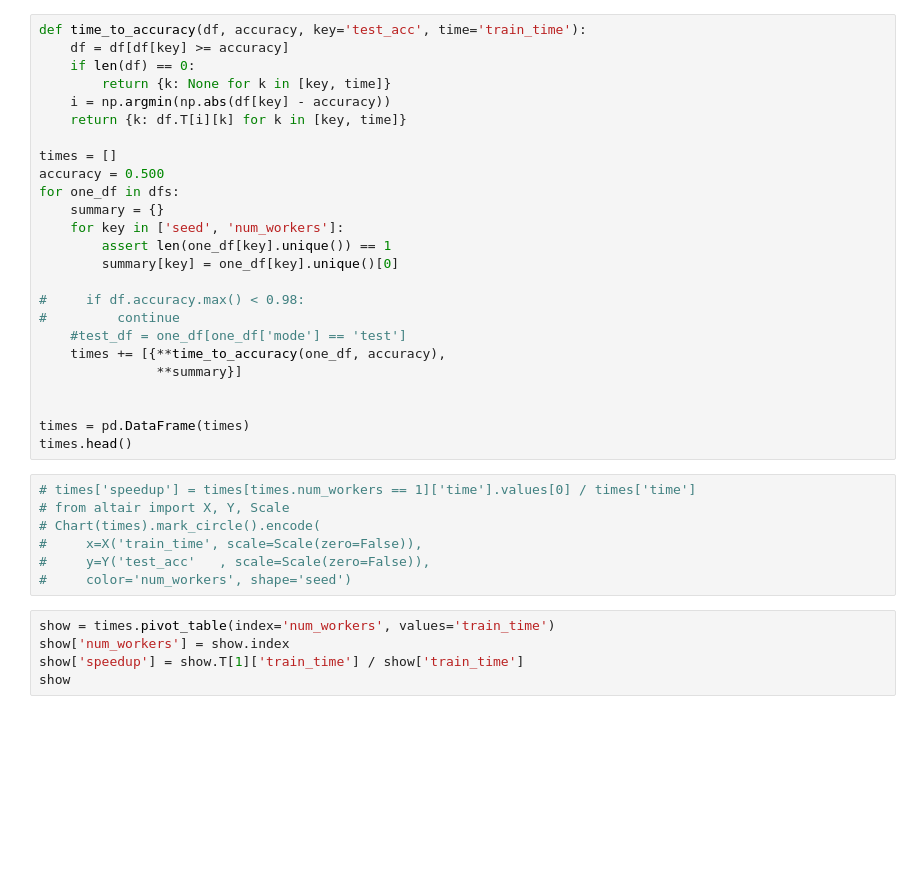
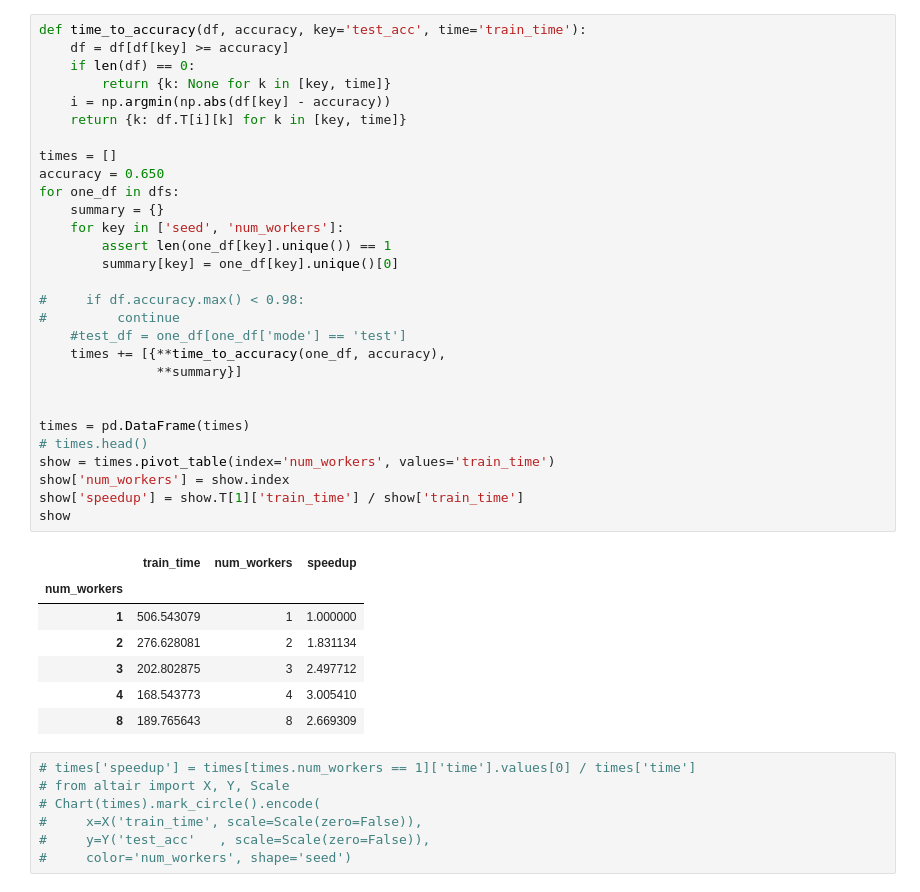
Before and after one commit to jxbz/LeanSGD, a Jupyter notebook: Visualize.ipynb, the cells around one changed output. Drawn from its saved outputs; the diff is of its cells as text; blank space fills up the shorter version.

```diff
--- a/Visualize.ipynb
+++ b/Visualize.ipynb
@@ -45,28 +51,40 @@ Chart(df).mark_line().encode(
 # %%
 def time_to_accuracy(df, accuracy, key='test_acc', time='train_time'):
     df = df[df[key] >= accuracy]
     if len(df) == 0:
         return {k: None for k in [key, time]}
     i = np.argmin(np.abs(df[key] - accuracy))
     return {k: df.T[i][k] for k in [key, time]}
 
 times = []
-accuracy = 0.500
+accuracy = 0.650
 for one_df in dfs:
     summary = {}
     for key in ['seed', 'num_workers']:
         assert len(one_df[key].unique()) == 1
         summary[key] = one_df[key].unique()[0]
 
 #     if df.accuracy.max() < 0.98:
 #         continue
     #test_df = one_df[one_df['mode'] == 'test']
     times += [{**time_to_accuracy(one_df, accuracy),
                **summary}]
 
 
 times = pd.DataFrame(times)
-times.head()
+# times.head()
+show = times.pivot_table(index='num_workers', values='train_time')
+show['num_workers'] = show.index
+show['speedup'] = show.T[1]['train_time'] / show['train_time']
+show
+# %% [output]
+|  | train_time | num_workers | speedup |
+| num_workers |  |  |  |
+| 1 | 506.543079 | 1 | 1.000000 |
+| 2 | 276.628081 | 2 | 1.831134 |
+| 3 | 202.802875 | 3 | 2.497712 |
+| 4 | 168.543773 | 4 | 3.005410 |
+| 8 | 189.765643 | 8 | 2.669309 |
 # %%
 # times['speedup'] = times[times.num_workers == 1]['time'].values[0] / times['time']
 # from altair import X, Y, Scale
@@ -74,11 +92,6 @@ times.head()
 #     x=X('train_time', scale=Scale(zero=False)),
 #     y=Y('test_acc'   , scale=Scale(zero=False)),
 #     color='num_workers', shape='seed')
-# %%
-show = times.pivot_table(index='num_workers', values='train_time')
-show['num_workers'] = show.index
-show['speedup'] = show.T[1]['train_time'] / show['train_time']
-show
 # %%
 %config InlineBackend.figure_format = 'retina'
 plt.style.use('bmh')
```
Also changed, not shown: parts of 9 cells of this notebook, 37 other files.
